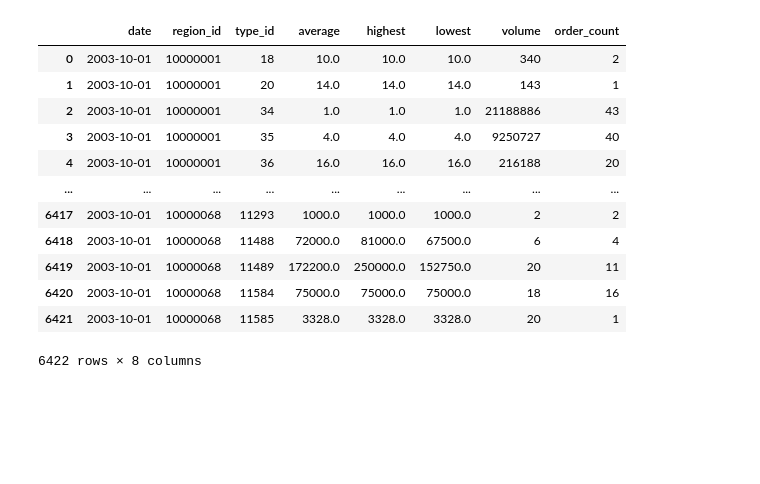
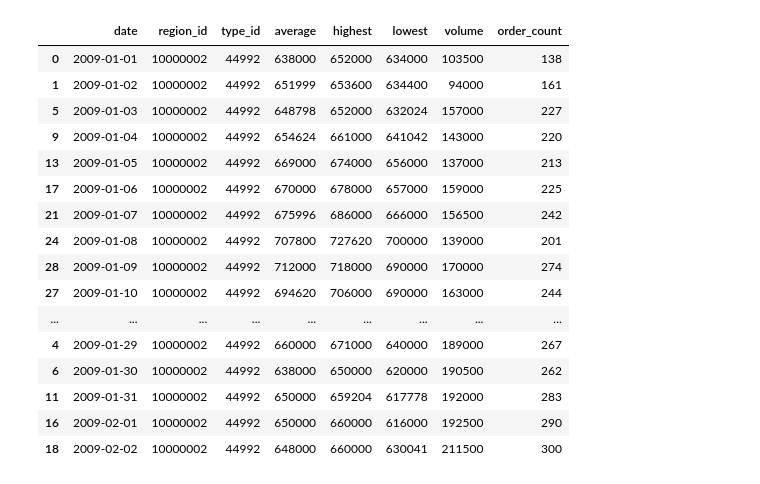
Before and after one commit to r-cunning/eve_online_market_database, a Jupyter notebook: tables/market_history/market_hist.ipynb, the cells around one changed output. Drawn from its saved outputs; the diff is of its cells as text; code cells hidden in the pictures; blank space fills up the shorter version.

```diff
--- a/tables/market_history/market_hist.ipynb
+++ b/tables/market_history/market_hist.ipynb
@@ -75,16 +72,20 @@ df = pd.read_csv(r"G:\eve_database\raw_data\market_history\price_history\2003\ma
-# %%
-df
-# %% [output]
-|  | date | region_id | type_id | average | highest | lowest | volume | order_count |
-| 0 | 2003-10-01 | 10000001 | 18 | 10.0 | 10.0 | 10.0 | 340 | 2 |
-| 1 | 2003-10-01 | 10000001 | 20 | 14.0 | 14.0 | 14.0 | 143 | 1 |
-| 2 | 2003-10-01 | 10000001 | 34 | 1.0 | 1.0 | 1.0 | 21188886 | 43 |
-| 3 | 2003-10-01 | 10000001 | 35 | 4.0 | 4.0 | 4.0 | 9250727 | 40 |
-| 4 | 2003-10-01 | 10000001 | 36 | 16.0 | 16.0 | 16.0 | 216188 | 20 |
-| ... | ... | ... | ... | ... | ... | ... | ... | ... |
-| 6417 | 2003-10-01 | 10000068 | 11293 | 1000.0 | 1000.0 | 1000.0 | 2 | 2 |
-| 6418 | 2003-10-01 | 10000068 | 11488 | 72000.0 | 81000.0 | 67500.0 | 6 | 4 |
-| 6419 | 2003-10-01 | 10000068 | 11489 | 172200.0 | 250000.0 | 152750.0 | 20 | 11 |
-| 6420 | 2003-10-01 | 10000068 | 11584 | 75000.0 | 75000.0 | 75000.0 | 18 | 16 |
-| 6421 | 2003-10-01 | 10000068 | 11585 | 3328.0 | 3328.0 | 3328.0 | 20 | 1 |
-6422 rows × 8 columns
+# %%
+data
+# %% [output]
+|  | date | region_id | type_id | average | highest | lowest | volume | order_count |
+| 0 | 2009-01-01 | 10000002 | 44992 | 638000 | 652000 | 634000 | 103500 | 138 |
+| 1 | 2009-01-02 | 10000002 | 44992 | 651999 | 653600 | 634400 | 94000 | 161 |
+| 5 | 2009-01-03 | 10000002 | 44992 | 648798 | 652000 | 632024 | 157000 | 227 |
+| 9 | 2009-01-04 | 10000002 | 44992 | 654624 | 661000 | 641042 | 143000 | 220 |
+| 13 | 2009-01-05 | 10000002 | 44992 | 669000 | 674000 | 656000 | 137000 | 213 |
+| 17 | 2009-01-06 | 10000002 | 44992 | 670000 | 678000 | 657000 | 159000 | 225 |
+| 21 | 2009-01-07 | 10000002 | 44992 | 675996 | 686000 | 666000 | 156500 | 242 |
+| 24 | 2009-01-08 | 10000002 | 44992 | 707800 | 727620 | 700000 | 139000 | 201 |
+| 28 | 2009-01-09 | 10000002 | 44992 | 712000 | 718000 | 690000 | 170000 | 274 |
+| 27 | 2009-01-10 | 10000002 | 44992 | 694620 | 706000 | 690000 | 163000 | 244 |
+| ... | ... | ... | ... | ... | ... | ... | ... | ... |
+| 4 | 2009-01-29 | 10000002 | 44992 | 660000 | 671000 | 640000 | 189000 | 267 |
+| 6 | 2009-01-30 | 10000002 | 44992 | 638000 | 650000 | 620000 | 190500 | 262 |
+| 11 | 2009-01-31 | 10000002 | 44992 | 650000 | 659204 | 617778 | 192000 | 283 |
+| 16 | 2009-02-01 | 10000002 | 44992 | 650000 | 660000 | 616000 | 192500 | 290 |
+| 18 | 2009-02-02 | 10000002 | 44992 | 648000 | 660000 | 630041 | 211500 | 300 |
```
Also changed, not shown: parts of 10 cells of this notebook, 22 other files.
